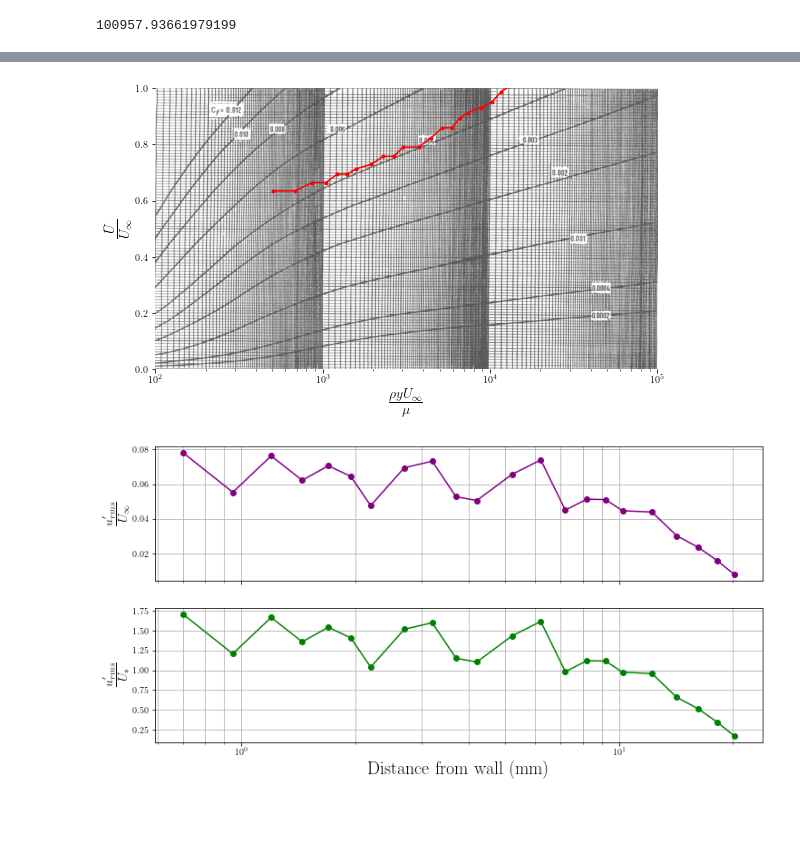
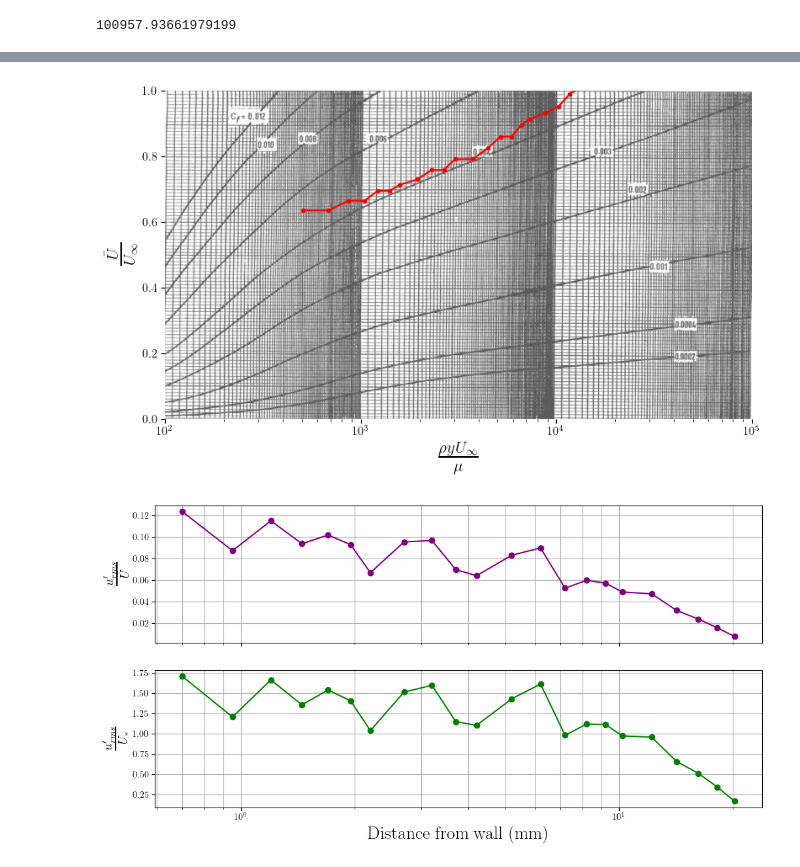
Before and after one commit to lpender3672/MEng-CW, a Jupyter notebook: IIA/3A1/Transition_to_turbulence/analysis.ipynb, the cells around one changed output, grey strips where cells are left out. Drawn from its saved outputs; the diff is of its cells as text; code cells hidden in the pictures; blank space fills up the shorter version.

```diff
--- a/IIA/3A1/Transition_to_turbulence/analysis.ipynb
+++ b/IIA/3A1/Transition_to_turbulence/analysis.ipynb
@@ -67,8 +81,5 @@ def setup_clauser_axis():
 # %%
 
-offset = 0.2 * 1e-3
-distances = profile_data["Dist (mm)"] * 1e-3 + offset
-u_mean = profile_data["u_bar (m/s)"]
 
 dp = 100 * 0.68
 U_inf = np.sqrt(2 * dp / rho)
@@ -90,39 +101,38 @@ ax.set_ylabel(r'$\frac{\bar{U}}{U_\infty}$', fontsize = 20)
 
 plt.savefig('clauser_data.png', dpi=600)
 # %% [output]
-[figure, old version]
+[figure, new version]
 # %%
-u_fluctuation = profile_data["u' (m/s)"]
 
 Cf = 0.0042
 U_star = np.sqrt( Cf * U_inf**2 / 2)
 
 fig, axes = plt.subplots(2, 1, figsize=(12, 6), sharex=True)
 
 axes[0].plot(
     distances * 1e3,
-    u_fluctuation / U_inf,
+    u_fluctuation / u_mean,
     "-o",
     color = 'purple',
 )
 axes[1].plot(
     distances * 1e3,
     u_fluctuation / U_star,
     "-o",
     color = 'g',
 )
 
 axes[0].set_xscale('log')
 axes[1].set_xscale('log')
 axes[0].grid(which='both')
 axes[1].grid(which='both')
 
 axes[1].set_xlabel('Distance from wall (mm)', fontsize = 20)
-axes[0].set_ylabel(r"$\frac{u'_{rms}}{U_\infty}$", fontsize = 20)
+axes[0].set_ylabel(r"$\frac{u'_{rms}}{\bar{U}}$", fontsize = 20)
 axes[1].set_ylabel(r"$\frac{u'_{rms}}{U_*}$", fontsize = 20)
 
-plt.savefig('u_fluctuation.png', dpi=600)
+plt.savefig('u_fluctuation.png', dpi=600, bbox_inches='tight')
 
 plt.show()
 # %% [output]
-[figure, old version]
+[figure, new version]
```
Also changed, not shown: parts of 4 cells of this notebook, 10 other files.
